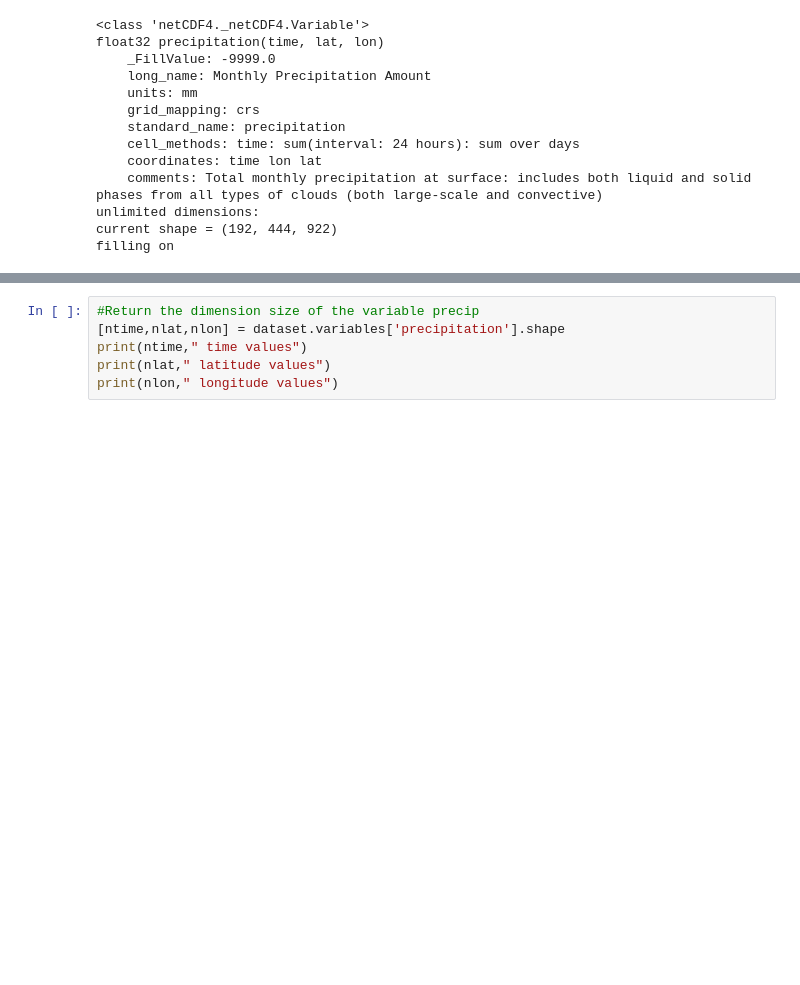
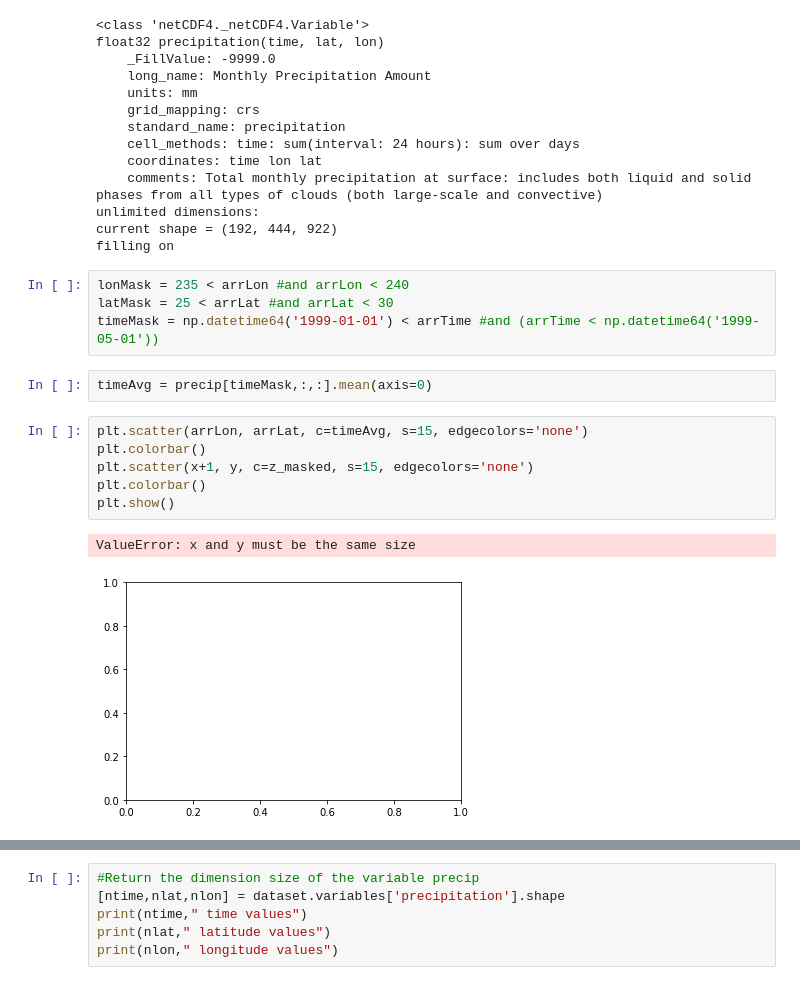
Before and after one commit to ENV859/ClimateData, a Jupyter notebook: sample-m.ipynb, the cells around one changed output, grey strips where cells are left out. Drawn from its saved outputs; the diff is of its cells as text; blank space fills up the shorter version.

```diff
--- a/sample-m.ipynb
+++ b/sample-m.ipynb
@@ -46,3 +116,18 @@ float32 precipitation(time, lat, lon)
 unlimited dimensions:
 current shape = (192, 444, 922)
 filling on
+# %%
+lonMask = 235 < arrLon #and arrLon < 240
+latMask = 25 < arrLat #and arrLat < 30
+timeMask = np.datetime64('1999-01-01') < arrTime #and (arrTime < np.datetime64('1999-05-01'))
+# %%
+timeAvg = precip[timeMask,:,:].mean(axis=0)
+# %%
+plt.scatter(arrLon, arrLat, c=timeAvg, s=15, edgecolors='none')
+plt.colorbar()
+plt.scatter(x+1, y, c=z_masked, s=15, edgecolors='none')
+plt.colorbar()
+plt.show()
+# %% [output]
+ValueError: x and y must be the same size
+[figure, added]
```
Also changed, not shown: parts of 57 cells of this notebook.
